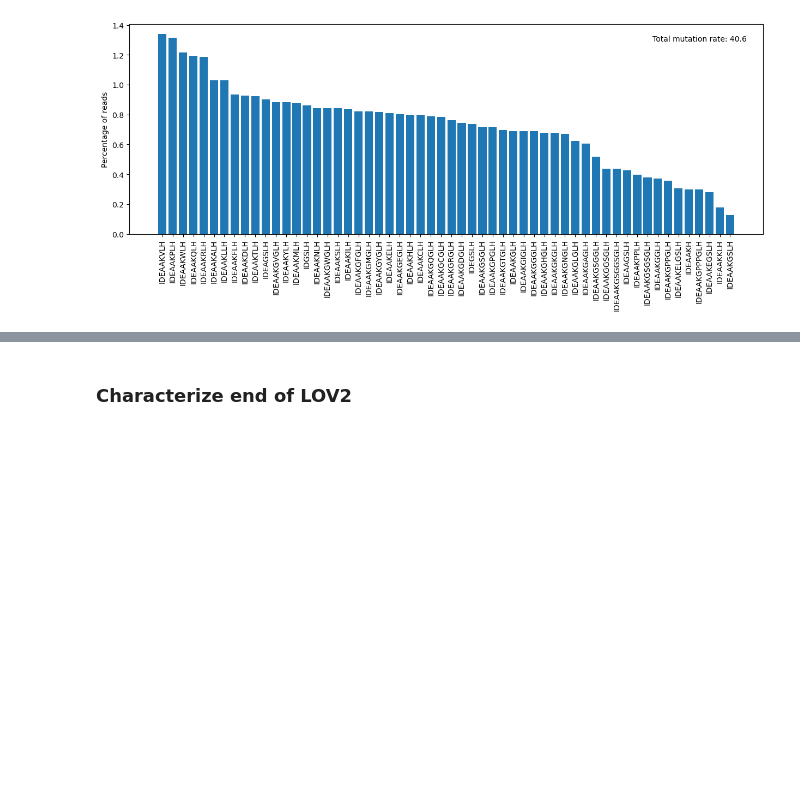
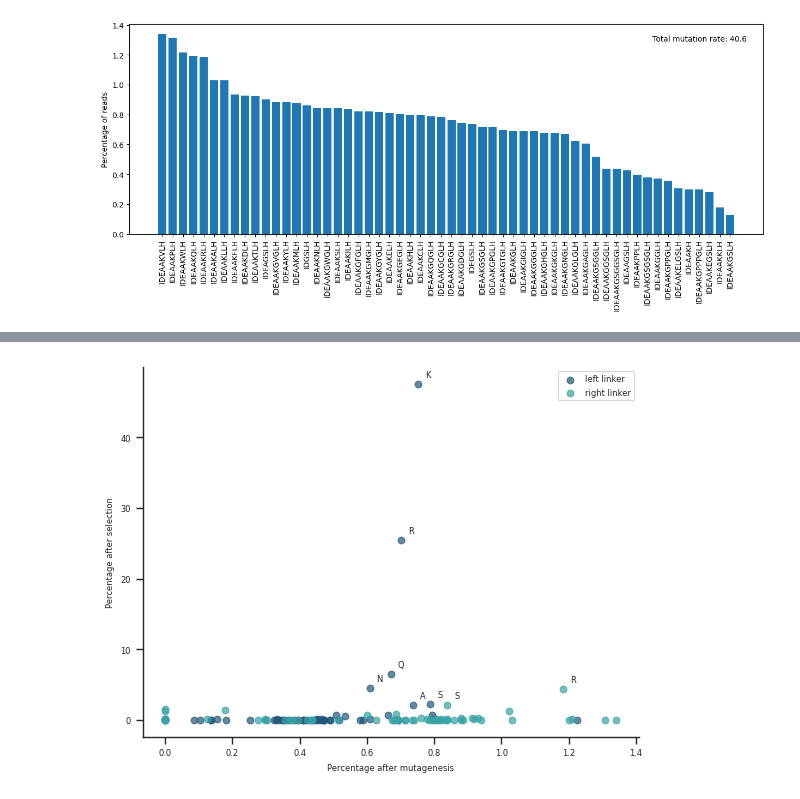
Before and after one commit to AliceHovsepyan/pogo_pance_draft, a Jupyter notebook: Combined_RL8_RL1.ipynb, the cells around one changed output, grey strips where cells are left out. Saved outputs shown, nothing was run; the diff lists cells and outputs as text; code cells hidden in the pictures; blank space fills up the shorter version.

```diff
--- a/Combined_RL8_RL1.ipynb
+++ b/Combined_RL8_RL1.ipynb
@@ -550,7 +631,29 @@ plt.show()
+# %%
+compared_to = "BC3"
+plt.scatter(all_left_linker_perc.loc["BC1",:], all_left_linker_perc.loc[compared_to,:], color = "#22577A", alpha=0.7, label = "left linker")
+plt.scatter(all_right_linker_perc.loc["BC1",:], all_right_linker_perc.loc[compared_to,:], color = "#38A3A5",alpha=0.7, label = "right linker")
+plt.legend(frameon = True)
+
+##
+# 80ED99
+# 38A3A5
+# 57CC99
+plt.xlabel("Percentage after mutagenesis")
+plt.ylabel("Percentage after selection")
+for i, (x, y) in enumerate(zip(all_left_linker_perc.loc["BC1", :], all_left_linker_perc.loc[compared_to, :])):
+    if y > 2:
+        plt.annotate(all_left_linker_perc.columns[i], (x, y), textcoords="offset points", xytext=(5,5), ha='left')
+
+for i, (x, y) in enumerate(zip(all_right_linker_perc.loc["BC1", :], all_right_linker_perc.loc[compared_to, :])):
+    if y > 2:
+        plt.annotate(all_right_linker_perc.columns[i], (x, y), textcoords="offset points", xytext=(5,5), ha='left')
+
+plt.savefig("/home/student/anna/DMS_analysis/final_output/R36/combined/plots/AA/R36_linker_evolution_scatter.pdf", bbox_inches='tight')
+plt.show()
+# %% [output]
+[figure, added]
 # %%
 linker_variants_perc = pd.DataFrame.from_dict(linkers_perc_filt, orient = "index").T
 linker_variants_perc.index =[  "observed"]
 # %%
 linker_variants_perc.to_csv(f"{FigFolder}/{variant}_{Bc}_{read_dir}_linker_distribution.csv")
-# %% [markdown]
-### Characterize end of LOV2
```
Also changed, not shown: parts of 22 cells of this notebook, 7 other files.
